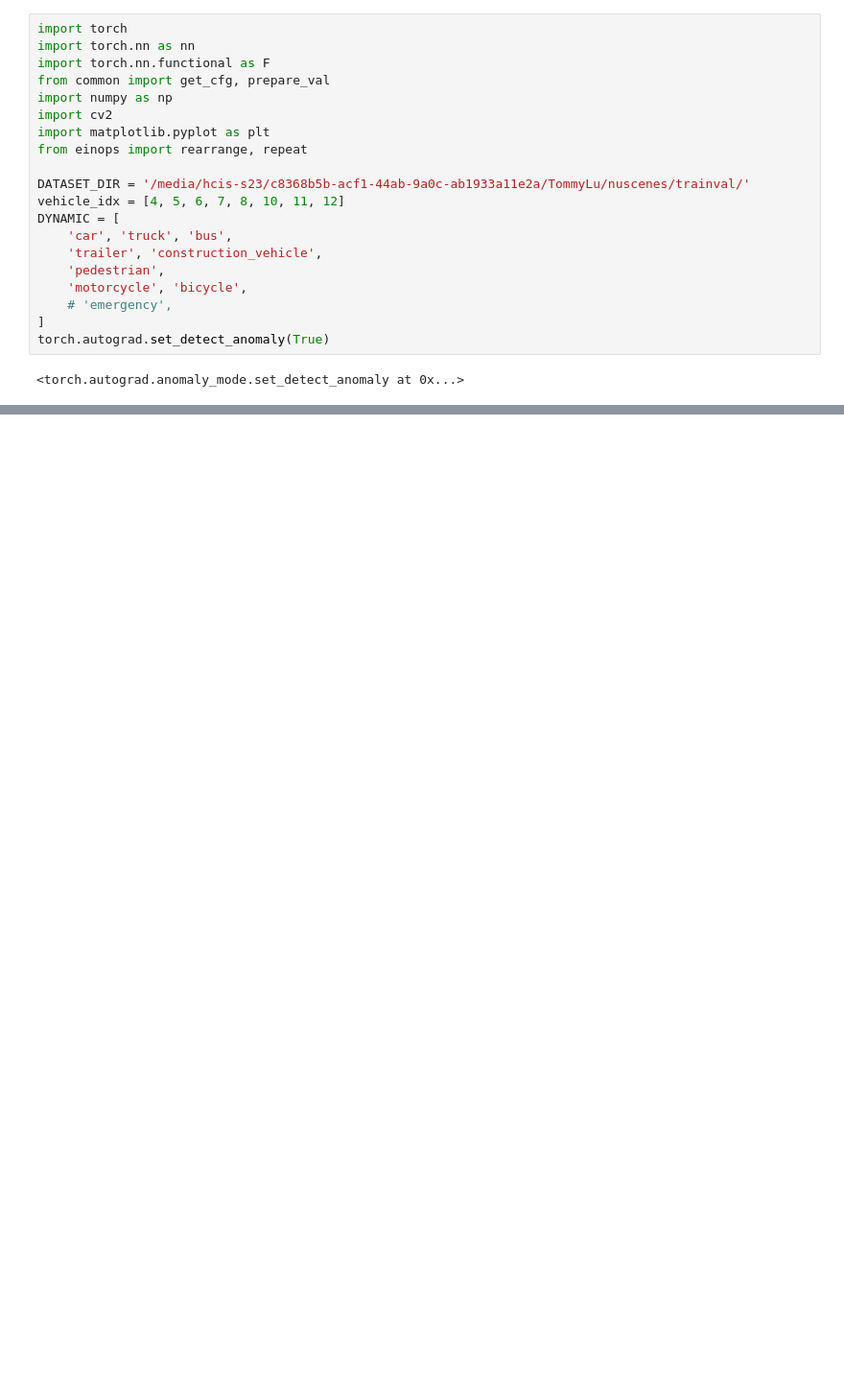
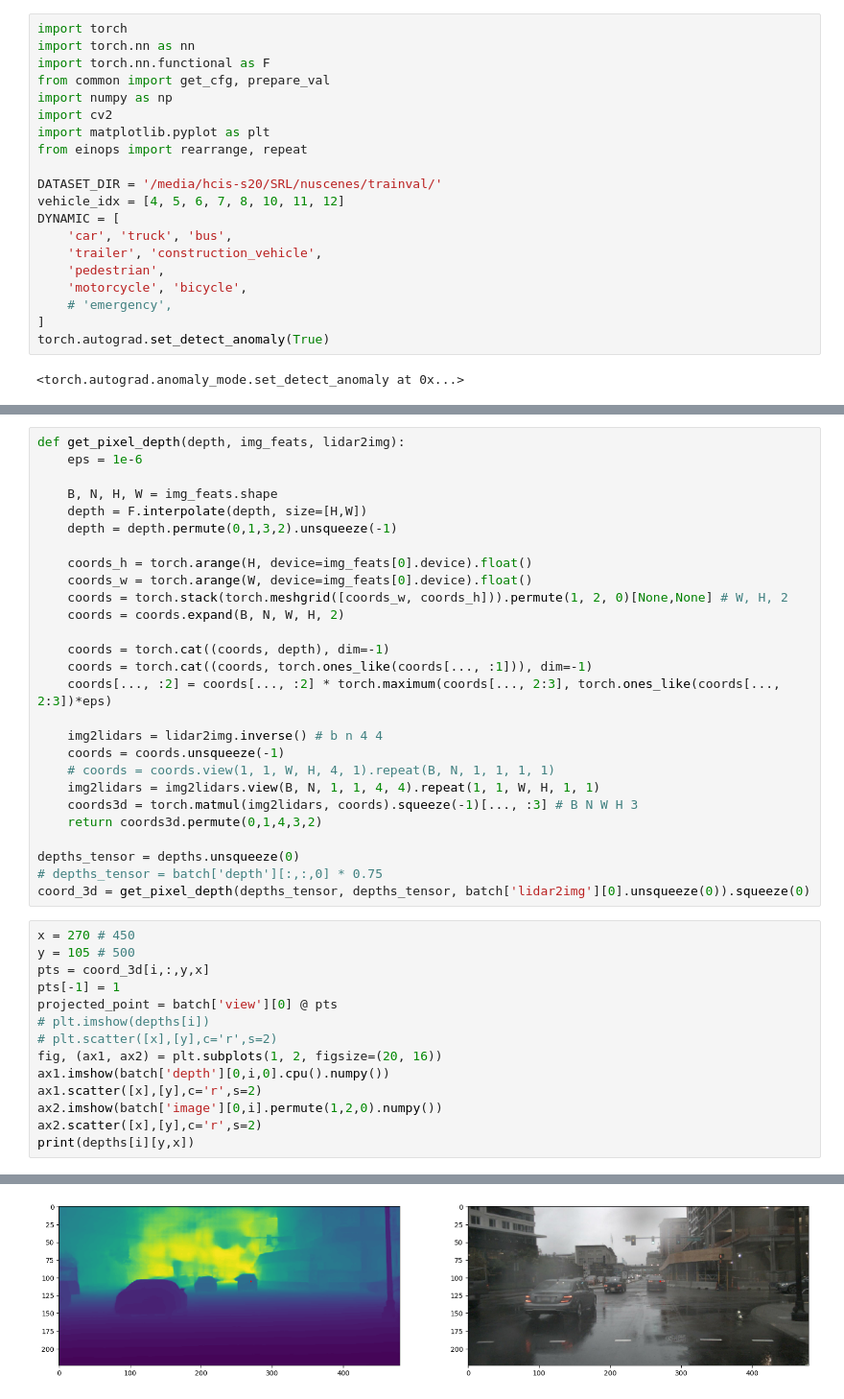
Before and after one commit to nargoo0328/cross_view_transformers, a Jupyter notebook: scripts/depth_anything.ipynb, the cells around one changed output, grey strips where cells are left out. Shown at 96% size. Drawn from its saved outputs; the diff is of its cells as text; blank space fills up the shorter version.

```diff
--- a/scripts/depth_anything.ipynb
+++ b/scripts/depth_anything.ipynb
@@ -8,7 +8,7 @@ import cv2
 import matplotlib.pyplot as plt
 from einops import rearrange, repeat
 
-DATASET_DIR = '/media/hcis-s23/c8368b5b-acf1-44ab-9a0c-ab1933a11e2a/TommyLu/nuscenes/trainval/'
+DATASET_DIR = '/media/hcis-s20/SRL/nuscenes/trainval/'
 vehicle_idx = [4, 5, 6, 7, 8, 10, 11, 12]
 DYNAMIC = [
     'car', 'truck', 'bus',
@@ -110,0 +192,42 @@ DepthAnythingV2(
+# %%
+def get_pixel_depth(depth, img_feats, lidar2img):
+    eps = 1e-6
+
+    B, N, H, W = img_feats.shape
+    depth = F.interpolate(depth, size=[H,W])
+    depth = depth.permute(0,1,3,2).unsqueeze(-1)
+
+    coords_h = torch.arange(H, device=img_feats[0].device).float()
+    coords_w = torch.arange(W, device=img_feats[0].device).float()
+    coords = torch.stack(torch.meshgrid([coords_w, coords_h])).permute(1, 2, 0)[None,None] # W, H, 2
+    coords = coords.expand(B, N, W, H, 2)
+
+    coords = torch.cat((coords, depth), dim=-1)
+    coords = torch.cat((coords, torch.ones_like(coords[..., :1])), dim=-1)
+    coords[..., :2] = coords[..., :2] * torch.maximum(coords[..., 2:3], torch.ones_like(coords[..., 2:3])*eps)
+
+    img2lidars = lidar2img.inverse() # b n 4 4
+    coords = coords.unsqueeze(-1)
+    # coords = coords.view(1, 1, W, H, 4, 1).repeat(B, N, 1, 1, 1, 1)
+    img2lidars = img2lidars.view(B, N, 1, 1, 4, 4).repeat(1, 1, W, H, 1, 1)
+    coords3d = torch.matmul(img2lidars, coords).squeeze(-1)[..., :3] # B N W H 3
+    return coords3d.permute(0,1,4,3,2)
+
+depths_tensor = depths.unsqueeze(0)
+# depths_tensor = batch['depth'][:,:,0] * 0.75
+coord_3d = get_pixel_depth(depths_tensor, depths_tensor, batch['lidar2img'][0].unsqueeze(0)).squeeze(0)
+# %%
+x = 270 # 450
+y = 105 # 500
+pts = coord_3d[i,:,y,x]
+pts[-1] = 1
+projected_point = batch['view'][0] @ pts
+# plt.imshow(depths[i])
+# plt.scatter([x],[y],c='r',s=2)
+fig, (ax1, ax2) = plt.subplots(1, 2, figsize=(20, 16))
+ax1.imshow(batch['depth'][0,i,0].cpu().numpy())
+ax1.scatter([x],[y],c='r',s=2)
+ax2.imshow(batch['image'][0,i].permute(1,2,0).numpy())
+ax2.scatter([x],[y],c='r',s=2)
+print(depths[i][y,x])
+# %% [output]
@@ -110,0 +235 @@ DepthAnythingV2(
+[figure, added]
```
Also changed, not shown: parts of 24 cells of this notebook, 19 other files.
